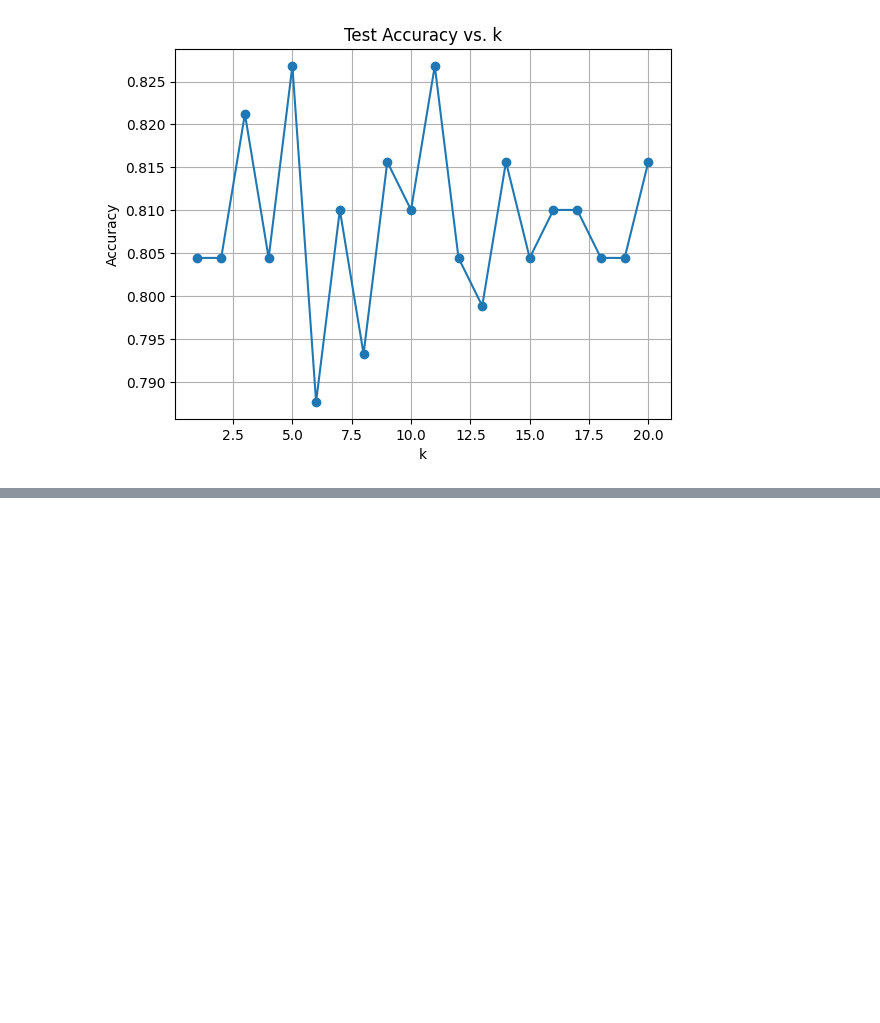
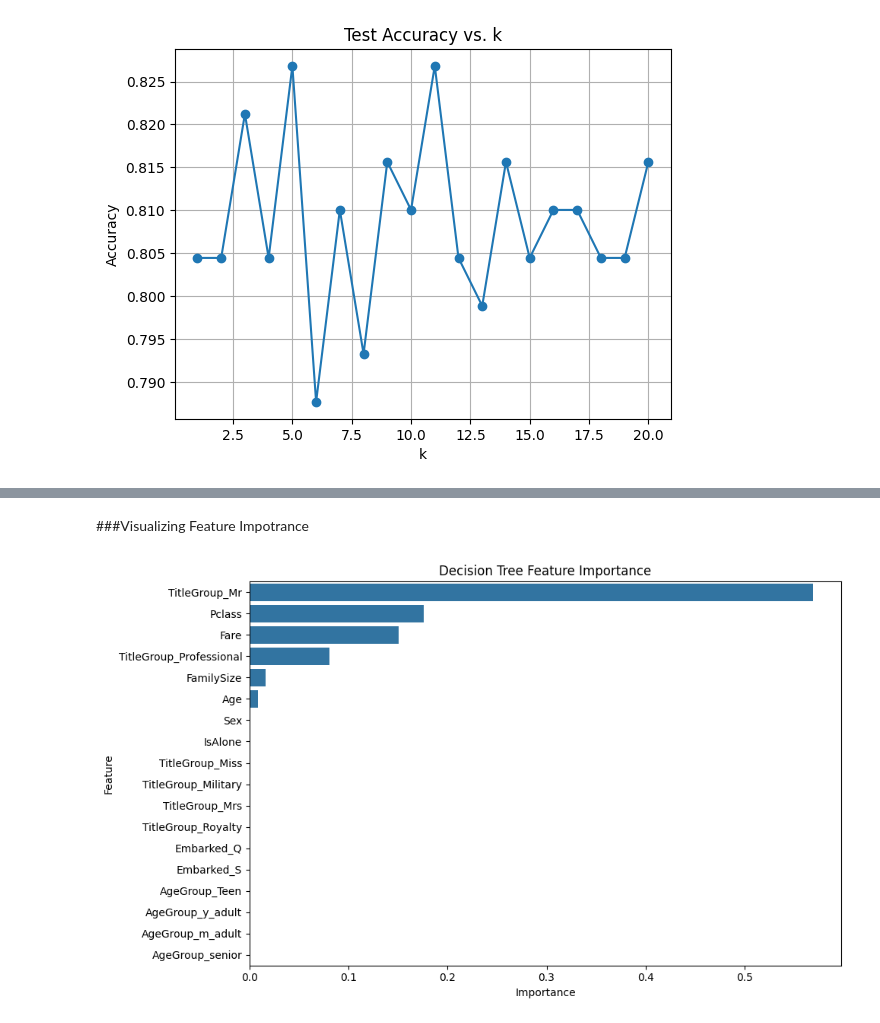
Before and after one commit to SrEntropy/titanic-ml-pipeline, a Jupyter notebook: notebooks/Training_and_Testing_Models.ipynb, the cells around one changed output, grey strips where cells are left out. Saved outputs shown, nothing was run; the diff lists cells and outputs as text; code cells hidden in the pictures; blank space fills up the shorter version.

```diff
--- a/notebooks/Training_and_Testing_Models.ipynb
+++ b/notebooks/Training_and_Testing_Models.ipynb
@@ -478,0 +562,11 @@ plt.show()
+# %%
+#Getting feature importance from the best DTree
+importance = best_dt.feature_importances_
+
+#Creating a DataFrame for visualization
+feature_importance_df = pd.DataFrame({
+    'Feature':X_train.columns,
+    'Importance':importance,
+    }).sort_values(by='Importance', ascending=False)
+
+feature_importance_df
@@ -478,0 +591,10 @@ plt.show()
+# %% [markdown]
+###Visualizing Feature Impotrance
+# %%
+plt.figure(figsize=(10,6))
+sns.barplot(x='Importance',y='Feature',data = feature_importance_df)
+plt.title('Decision Tree Feature Importance')
+plt.tight_layout()
+plt.show()
+# %% [output]
+[figure, added]
```
Also changed, not shown: parts of 46 cells of this notebook.
